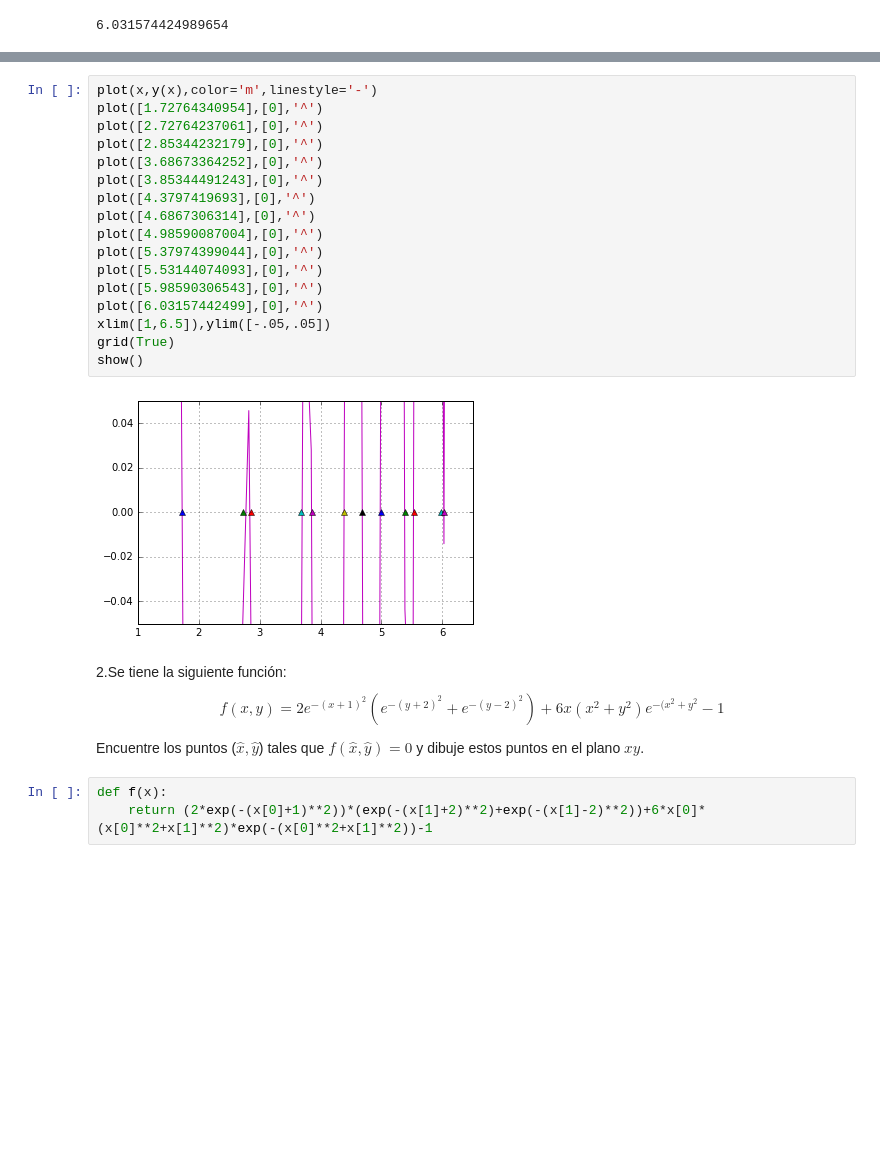
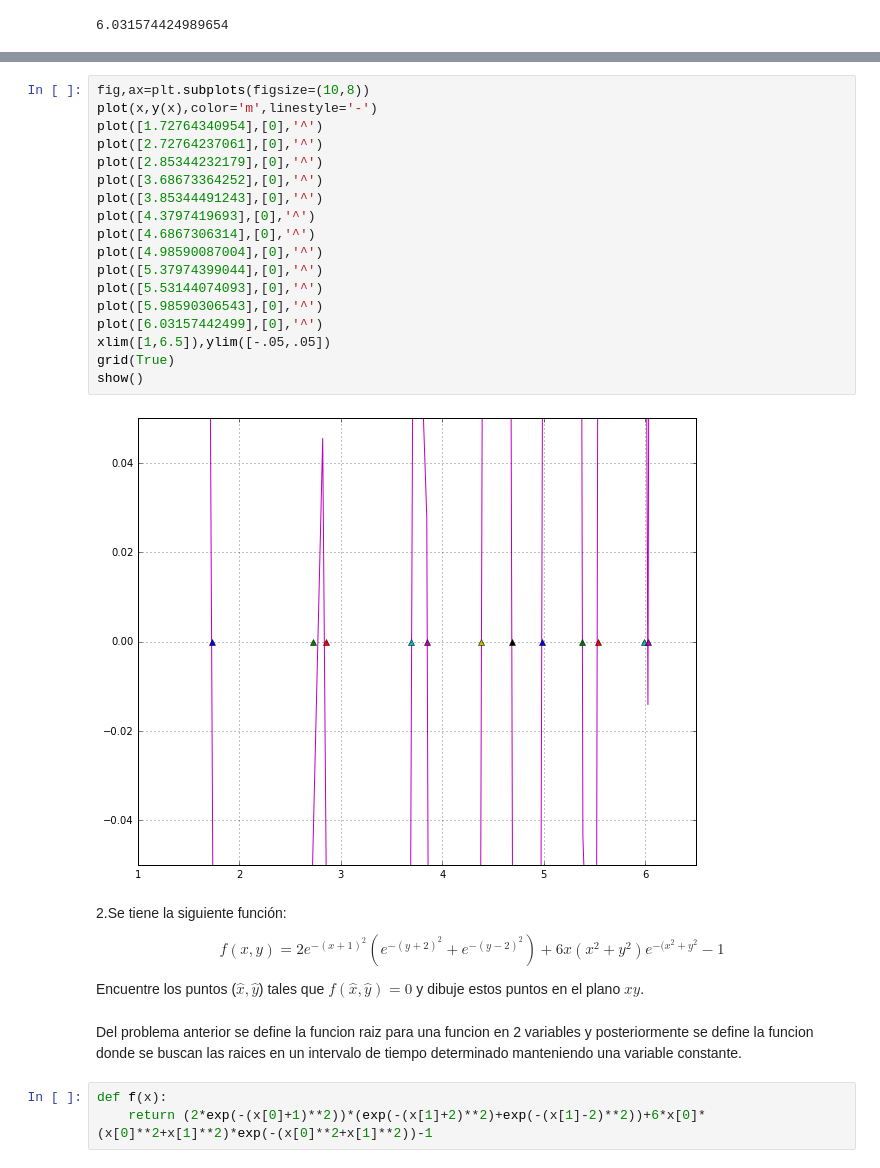
Before and after one commit to adriross/Tareas, a Jupyter notebook: tarea2.ipynb, the cells around one changed output, grey strips where cells are left out. Drawn from its saved outputs; the diff is of its cells as text; blank space fills up the shorter version.

```diff
--- a/tarea2.ipynb
+++ b/tarea2.ipynb
@@ -92,27 +99,30 @@ show()
 # %%
+fig,ax=plt.subplots(figsize=(10,8))
 plot(x,y(x),color='m',linestyle='-')
 plot([1.72764340954],[0],'^')
 plot([2.72764237061],[0],'^')
 plot([2.85344232179],[0],'^')
 plot([3.68673364252],[0],'^')
 plot([3.85344491243],[0],'^')
 plot([4.3797419693],[0],'^')
 plot([4.6867306314],[0],'^')
 plot([4.98590087004],[0],'^')
 plot([5.37974399044],[0],'^')
 plot([5.53144074093],[0],'^')
 plot([5.98590306543],[0],'^')
 plot([6.03157442499],[0],'^')
 xlim([1,6.5]),ylim([-.05,.05])
 grid(True)
 show()
 # %% [output]
-[figure, old version]
+[figure, new version]
 # %% [markdown]
 2.Se tiene la siguiente función:
 $$f(x,y)=2e^{-(x+1)^2}\left(e^{-(y+2)^2} + e^{-(y-2)^2}\right) + 6x(x^2 + y^2)e^{-(x^2+y^2} -1$$
 
 Encuentre los puntos ($\hat{x},\hat{y}$) tales que $f(\hat{x},\hat{y}) = 0$ y dibuje estos puntos en el plano $xy$.
+# %% [markdown]
+Del problema anterior se define la funcion raiz para una funcion en 2 variables y posteriormente se define la funcion donde se buscan las raices en un intervalo de tiempo determinado manteniendo una variable constante.
 # %%
 def f(x):
     return (2*exp(-(x[0]+1)**2))*(exp(-(x[1]+2)**2)+exp(-(x[1]-2)**2))+6*x[0]*(x[0]**2+x[1]**2)*exp(-(x[0]**2+x[1]**2))-1
```
Also changed, not shown: parts of 28 cells of this notebook.
